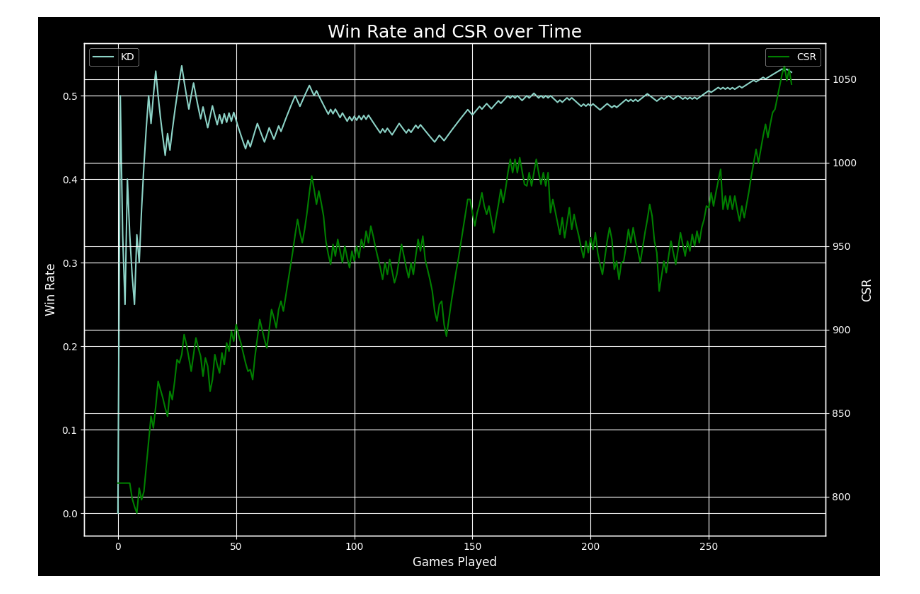
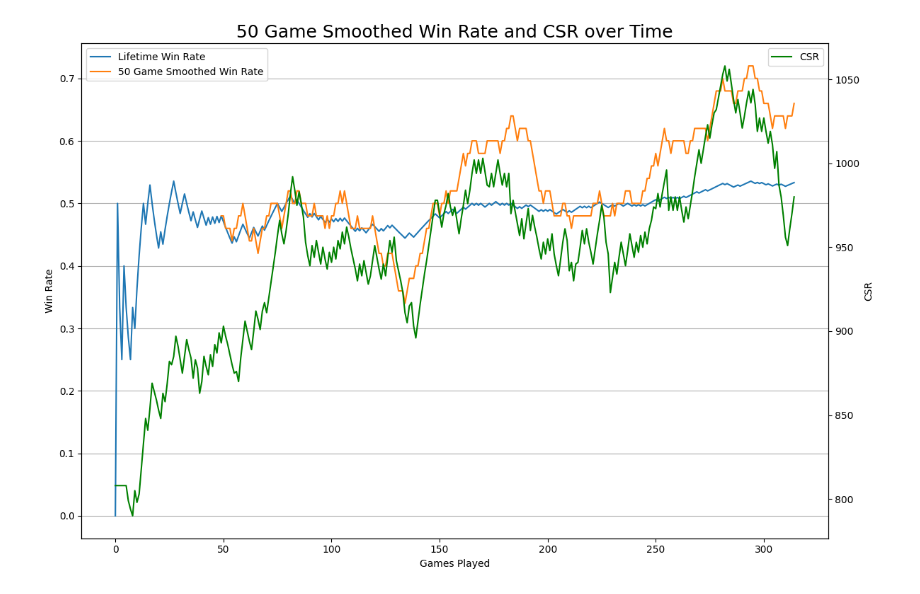
Before and after one commit to palmerac/Halo, a Jupyter notebook: halo.ipynb, the cells around one changed output. Drawn from its saved outputs; the diff is of its cells as text; code cells hidden in the pictures.

```diff
--- a/halo.ipynb
+++ b/halo.ipynb
@@ -4,11 +4,11 @@ import numpy as np
 import matplotlib.pyplot as plt
 import seaborn as sns
 
-plt.style.use('dark_background')
+# plt.style.use('dark_background')
 import warnings
 warnings.filterwarnings('ignore')
 # %%
-df = pd.read_csv('earl694412-infinite-matchhistory.csv')
+df = pd.read_csv('earl694412-infinite-matchhistory-2.csv')
 df.info()
 # %% [output]
 <class 'pandas.core.frame.DataFrame'>
@@ -143,0 +143,25 @@ plt.show()
+# %%
+# Smooth the LifetimeWinRate using a 10-game moving average
+# Set roll to ** game moving average
+roll = 25
+dfr['SmoothedAccuracy'] = dfr['ShotsLanded'].rolling(window=roll).sum() / dfr['ShotsFired'].rolling(window=roll).sum()
+dfr['SmoothedDmgRatio'] = dfr['DamageDone'].rolling(window=roll).sum() / dfr['DamageTaken'].rolling(window=roll).sum()
+dfr['SmoothedKD'] = dfr['Kills'].rolling(window=roll).sum() / dfr['Deaths'].rolling(window=roll).sum()
+
+
+plt.figure(figsize=(14,8))
+ax1 = plt.gca()
+ax2 = ax1.twinx()
+ax1.plot(dfr['SmoothedKD'], label='KD' )
+ax1.plot(dfr['SmoothedDmgRatio'], label='Damage')
+ax2.plot(dfr['SmoothedAccuracy'], color='green', label='Accuracy')
+ax1.set_title(f'{roll} Game Smoothed Damage, KD Ratio, and Accuracy', fontsize=18)
+ax1.set_xlabel('Games Played')
+ax1.set_ylabel('KD Ratio / Damage Ratio')
+ax2.set_ylabel('Accuracy')
+max_y_value = df['Accuracy'].max()
+ax1.legend(loc='upper left')
+ax2.legend(loc='upper right')
+plt.tight_layout()
+plt.savefig('Plots/DamKDRatiosAccSmooth.png', dpi=300)
+plt.show()
@@ -144,20 +170,24 @@ plt.show()
 # %%
 # Smooth the LifetimeWinRate using a 10-game moving average
 # dfr['SmoothedWinRate'] = dfr['LifetimeWinRate'].rolling(window=15).mean()
+roll = 50
+dfr['SmoothedWinRate'] = dfr['Outcome'].rolling(window=roll).sum() / dfr['Outcome'].rolling(window=roll).count()
 
 plt.figure(figsize=(12,8))
 ax1 = plt.gca()
 ax2 = ax1.twinx()
-ax1.plot(dfr['LifetimeWinRate'], label='KD' )
+ax1.plot(dfr['LifetimeWinRate'], label='Lifetime Win Rate' )
+ax1.plot(dfr['SmoothedWinRate'], label=(f'{roll} Game Smoothed Win Rate'))
 ax2.plot(dfr['Csr'], color='green', label='CSR')
-ax1.set_title('Win Rate and CSR over Time', fontsize=18)
+ax1.set_title(f'{roll} Game Smoothed Win Rate and CSR over Time', fontsize=18)
 ax1.set_xlabel('Games Played')
 ax1.set_ylabel('Win Rate')
 ax2.set_ylabel('CSR')
+ax1.yaxis.grid(True)
 ax1.legend(loc='upper left')
 ax2.legend(loc='upper right')
 plt.tight_layout()
 plt.savefig('Plots/WinRateCSR.png', dpi=300)
 plt.show()
 # %% [output]
-[figure, old version]
+[figure, new version]
```
Also changed, not shown: parts of 21 cells of this notebook, 11 other files.
